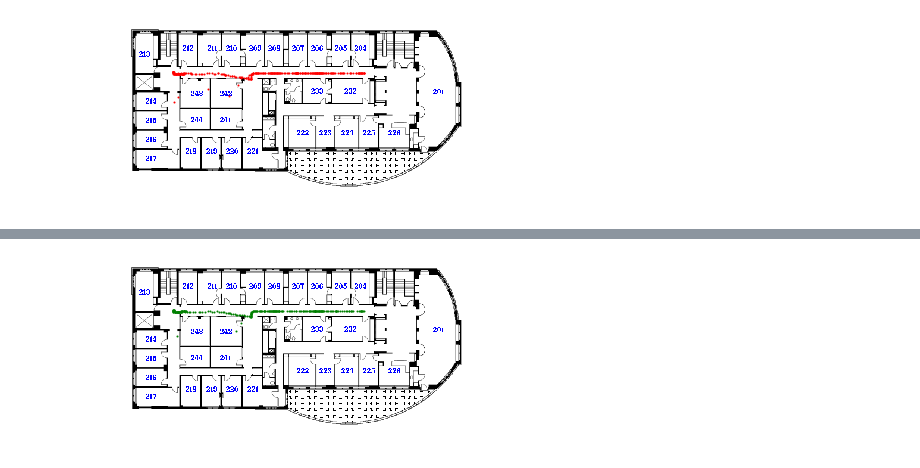
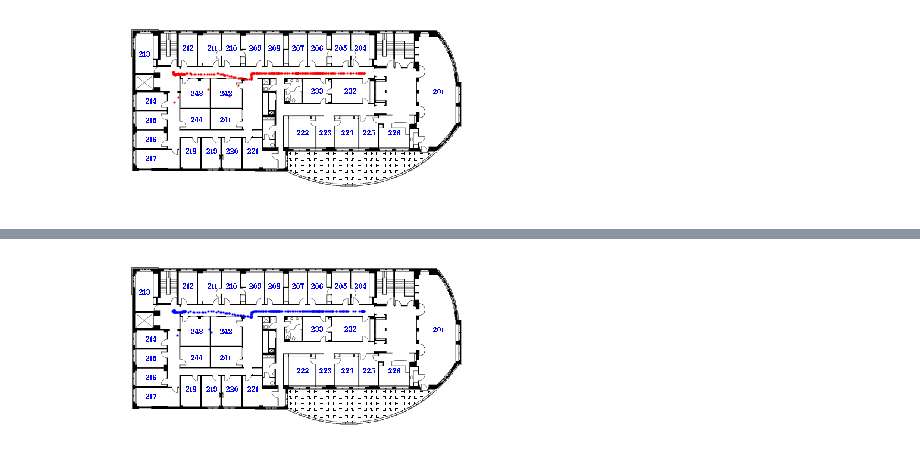
Before and after one commit to ygovil1/decawave, a Jupyter notebook: Interpolation.ipynb, the cells around one changed output, grey strips where cells are left out. Saved outputs shown, nothing was run; the diff lists cells and outputs as text; code cells hidden in the pictures.

```diff
--- a/Interpolation.ipynb
+++ b/Interpolation.ipynb
@@ -124,6 +128,13 @@ for measure in test_4:
         if name in name_to_point:
             dists[name_to_point[name]] = dist
             del dists[name]
+
+for measure in test_2:
+    dists = measure[1]
+    for name, dist in dists.items():
+        if name in name_to_point:
+            dists[name_to_point[name]] = dist
+            del dists[name]
 # %%
 with open('test_1_nums.pickle', 'wb') as outfile1:
 #     pickle.dump(test_1, outfile1, pickle.HIGHEST_PROTOCOL)
@@ -380,3 +392,24 @@ plt.axis('off')
 # %% [output]
 (-0.5, 562.5, 271.5, -0.5)
 [figure]
+# %%
+# Plot on image
+im = plt.imread('floor2.gif')
+implot = plt.imshow(im, origin= 'upper')
+xmin, xmax, ymax, ymin = implot.get_extent()
+
+xs1 = []
+ys1 = []
+
+for measure in test_2:
+    time, dists = measure
+    anch_pred, prediction = get_location(dists)
+    x, y = prediction
+    if xmin < x and x < xmax and ymin < y and y < ymax:
+        xs1.append(x)
+        ys1.append(y)
+
+plt.scatter(xs1, ys1, c='b', s=1)
+plt.axis('off')
+
+# plt.savefig('tea_room_to_elevator_straight_test.png', format='png', dpi=150)
@@ -383,30 +419,30 @@ plt.axis('off')
 # %%
 # Plot on image
 im = plt.imread('floor2.gif')
 implot = plt.imshow(im, origin= 'upper')
 xmin, xmax, ymax, ymin = implot.get_extent()
 plt.axis('off')
 
 xs1 = []
 ys1 = []
 
 count = 0
-for measure in test_1:
+for measure in test_2:
     time, dists = measure
     anch_pred, prediction = get_location(dists)
     x, y = prediction
     if xmin < x and x < xmax and ymin < y and y < ymax:
         xs1.append(x)
         ys1.append(y)
 
-        plt.scatter([x], [y], c='g', s=1)
+        plt.scatter([x], [y], c='b', s=1)
 
         if count % 3 == 0:
-            plt.savefig('./animation3/elevator_to_tea_room_straight_' + str(int(count/4)) + '.png', format='png', dpi=150)
+            plt.savefig('./animation4/tea_room_to_elevator_straight_' + str(int(count/4)) + '.png', format='png', dpi=150)
 
         count += 1
 # %% [output]
-[figure, old version]
+[figure, new version]
 # %%
 import imageio
 images = []
```
Also changed, not shown: parts of 8 cells of this notebook, 2 other files.
